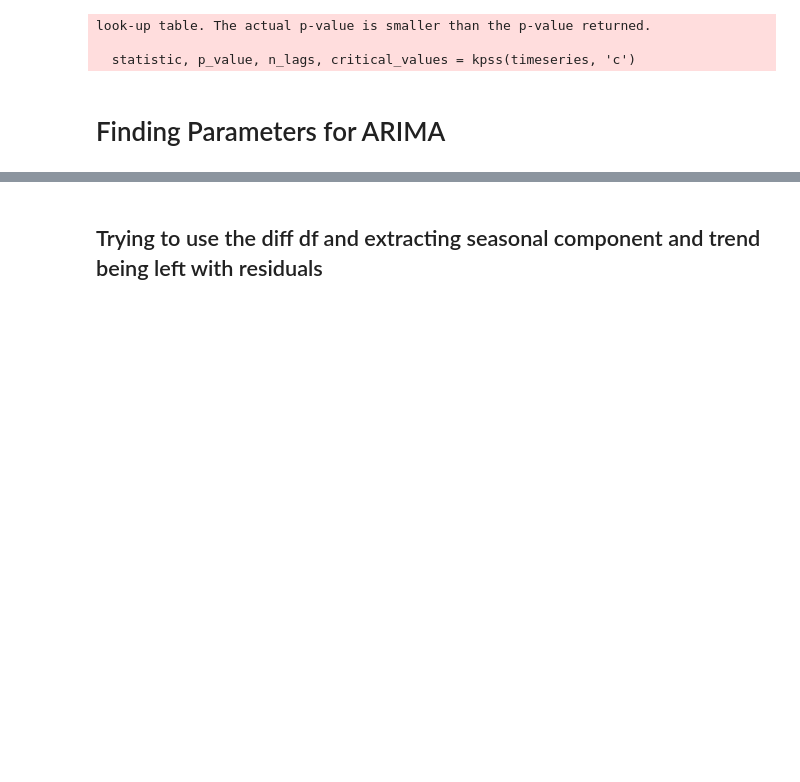
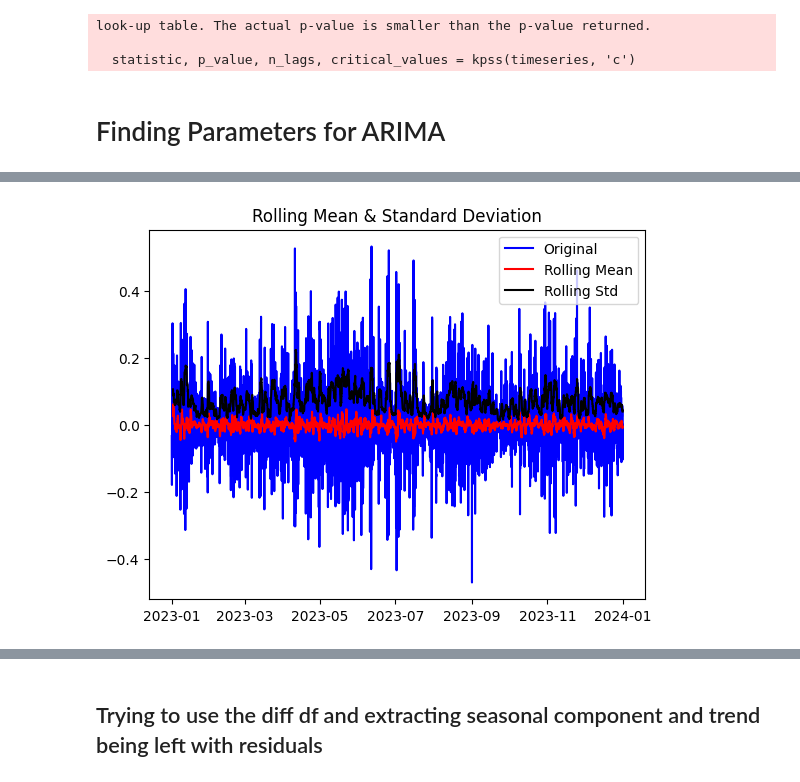
Before and after one commit to evenbakke/MasterThesis-, a Jupyter notebook: ARIMA_Mathias_working.ipynb, the cells around one changed output, grey strips where cells are left out. Saved outputs shown, nothing was run; the diff lists cells and outputs as text; code cells hidden in the pictures; blank space fills up the shorter version.

```diff
--- a/ARIMA_Mathias_working.ipynb
+++ b/ARIMA_Mathias_working.ipynb
@@ -99,0 +110,4 @@ test_stationarity(df["systemPricelog"].diff().diff())
+# %%
+test_stationarity(df_filtered["systemPricelog"].diff().dropna())
+# %% [output]
+[figure, added]
```
Also changed, not shown: parts of 35 cells of this notebook.
